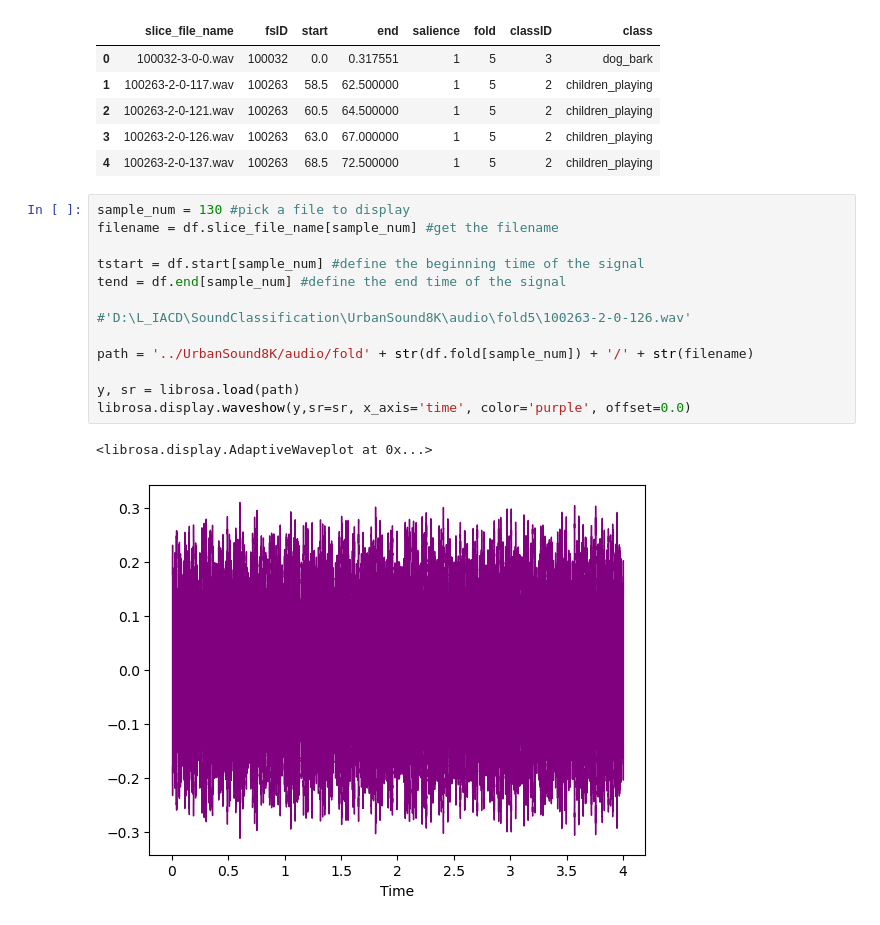
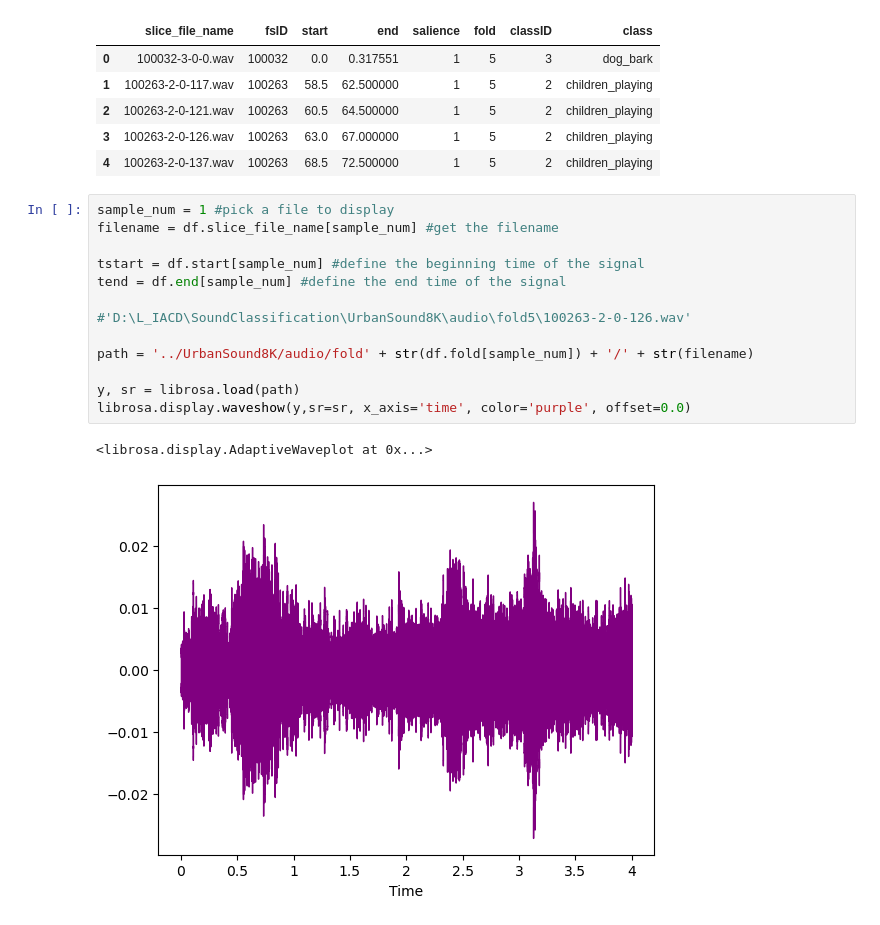
Before and after one commit to ToniCardosooo/ML2-Project, a Jupyter notebook: rnn.ipynb, the cells around one changed output. Cells and saved outputs as stored; diff of their text form.

```diff
--- a/rnn.ipynb
+++ b/rnn.ipynb
@@ -23,21 +23,21 @@ df.head()
 | 3 | 100263-2-0-126.wav | 100263 | 63.0 | 67.000000 | 1 | 5 | 2 | children_playing |
 | 4 | 100263-2-0-137.wav | 100263 | 68.5 | 72.500000 | 1 | 5 | 2 | children_playing |
 # %%
-sample_num = 130 #pick a file to display
+sample_num = 1 #pick a file to display
 filename = df.slice_file_name[sample_num] #get the filename
 
 tstart = df.start[sample_num] #define the beginning time of the signal
 tend = df.end[sample_num] #define the end time of the signal
 
 #'D:\L_IACD\SoundClassification\UrbanSound8K\audio\fold5\100263-2-0-126.wav'
 
 path = '../UrbanSound8K/audio/fold' + str(df.fold[sample_num]) + '/' + str(filename)
 
 y, sr = librosa.load(path)
 librosa.display.waveshow(y,sr=sr, x_axis='time', color='purple', offset=0.0)
 # %% [output]
 <librosa.display.AdaptiveWaveplot at 0x...>
-[figure, old version]
+[figure, new version]
 # %%
 hop_length = 512 #the default spacing between frames
 n_fft = 255 #number of samples
```
Also changed, not shown: parts of 2 cells of this notebook.
